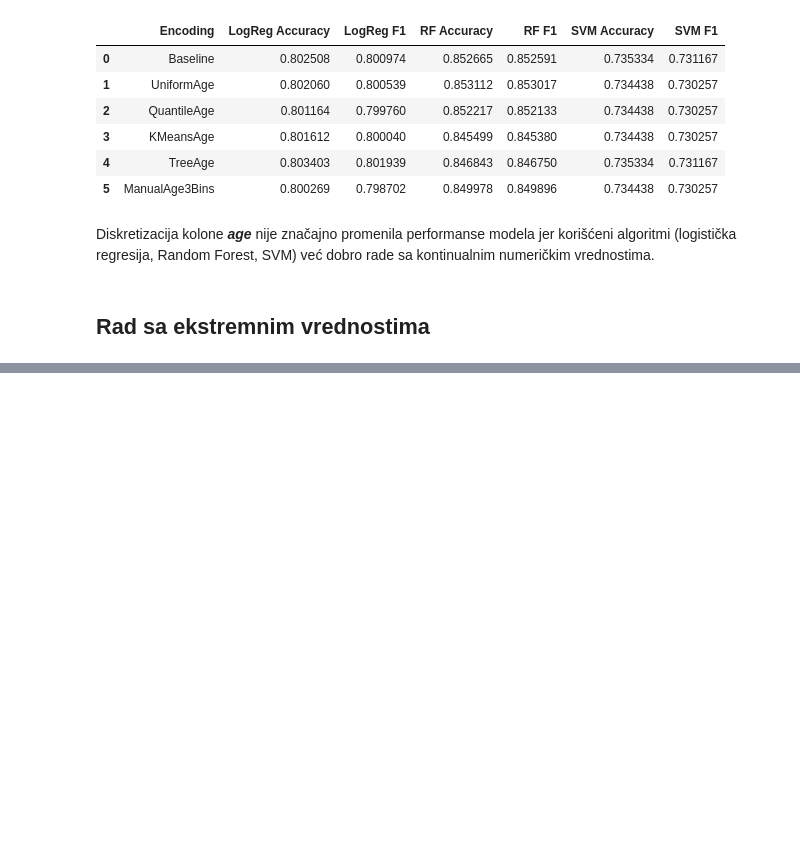
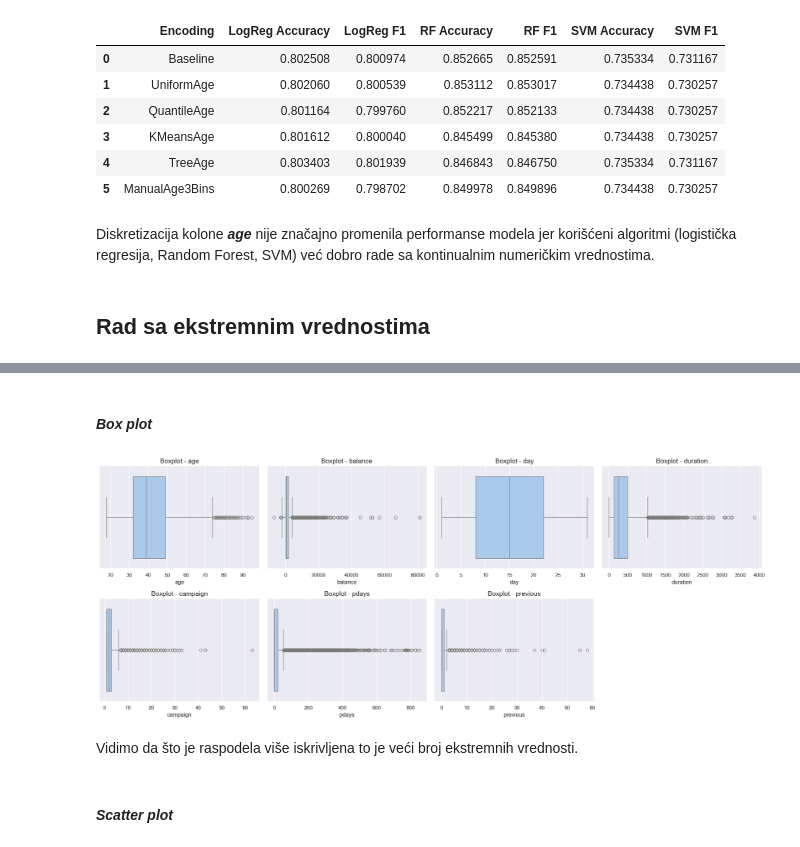
Before and after one commit to paunovicjovan/data-preprocessing-for-ml-1, a Jupyter notebook: Prakticni deo/Transformacija podataka.ipynb, the cells around one changed output, grey strips where cells are left out. Saved outputs shown, nothing was run; the diff lists cells and outputs as text; code cells hidden in the pictures; blank space fills up the shorter version.

```diff
--- a/Prakticni deo/Transformacija podataka.ipynb
+++ b/Prakticni deo/Transformacija podataka.ipynb
@@ -1116,0 +1126,18 @@ Diskretizacija kolone ***age*** nije značajno promenila performanse modela jer
+# %%
+def visualize_boxplots(data, num_columns, cols=3):
+    n = len(num_columns)
+    rows = math.ceil(n / cols)
+
+    plt.figure(figsize=(cols * 5, rows * 4))
+
+    if n == 1:
+        sns.boxplot(x=data[num_columns[0]])
+        plt.title(f'Boxplot - {num_columns[0]}', fontsize=14)
+    else:
+        for i, column in enumerate(num_columns, 1):
+            plt.subplot(rows, cols, i)
+            sns.boxplot(x=data[column])
+            plt.title(f'Boxplot - {column}', fontsize=14)
+
+    plt.tight_layout()
+    plt.show()
@@ -1116,0 +1150,10 @@ Diskretizacija kolone ***age*** nije značajno promenila performanse modela jer
+# %% [markdown]
+#### *Box plot*
+# %%
+visualize_boxplots(X, numeric_cols, cols=4)
+# %% [output]
+[figure, added]
+# %% [markdown]
+Vidimo da što je raspodela više iskrivljena to je veći broj ekstremnih vrednosti.
+# %% [markdown]
+#### *Scatter plot*
```
Also changed, not shown: parts of 38 cells of this notebook.
